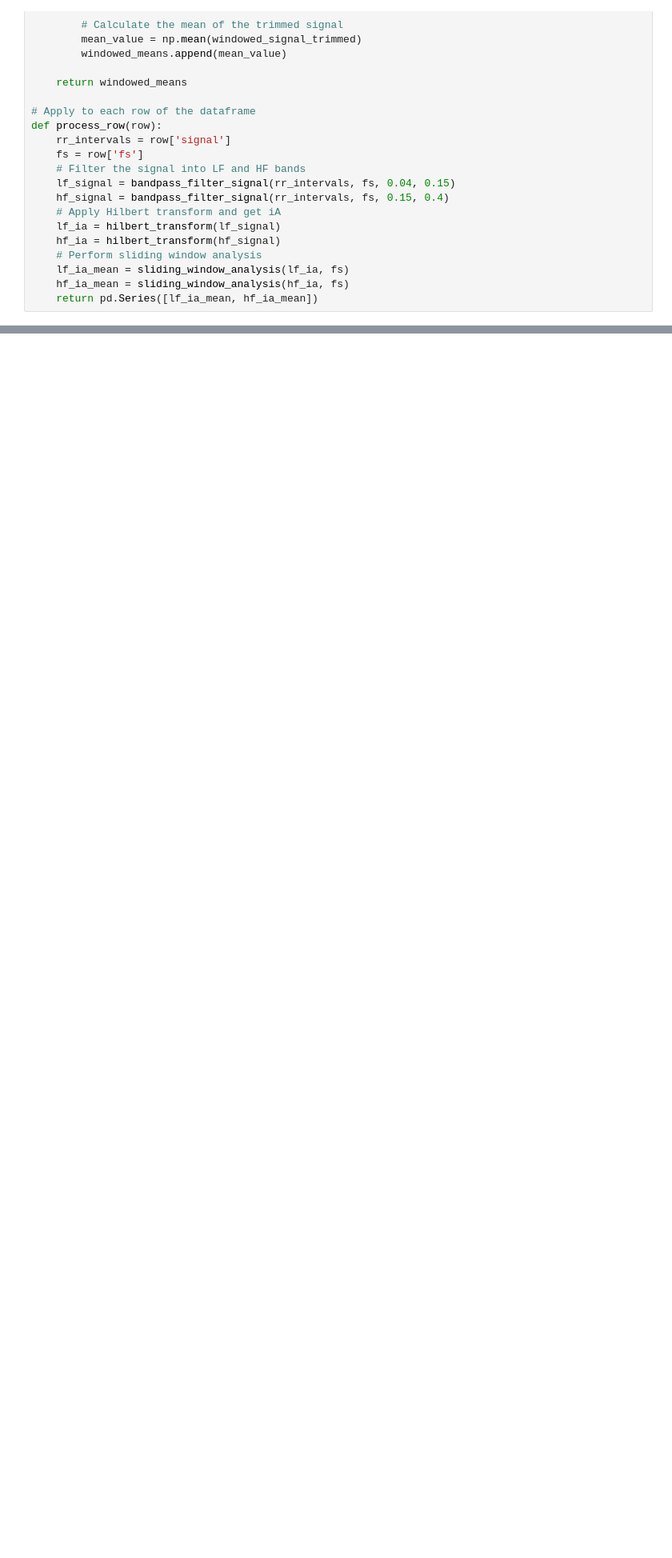
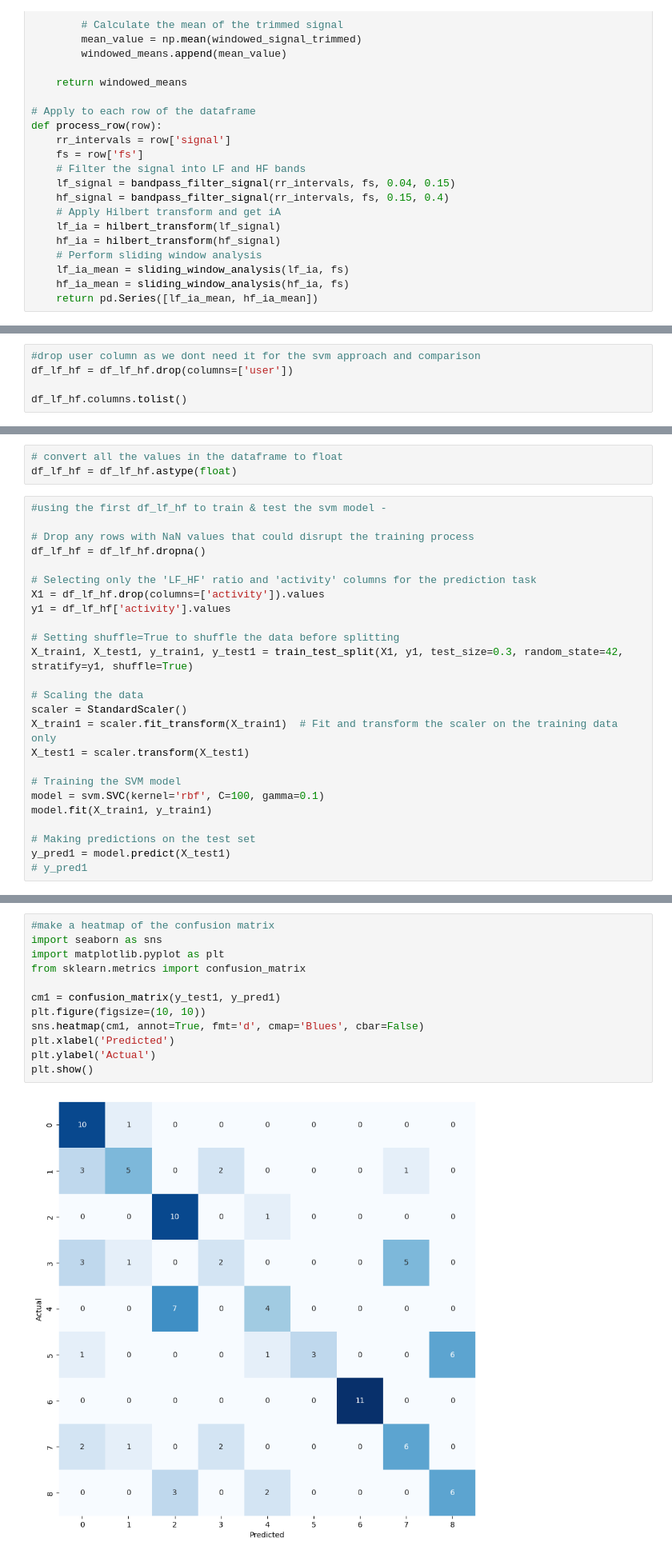
Before and after one commit to mehakrafiq/eval_lh_hf, a Jupyter notebook: signal_analysis.ipynb, the cells around one changed output, grey strips where cells are left out. Shown: that part at 80% size. Cells and saved outputs as stored; diff of their text form; blank space fills up the shorter version.

```diff
--- a/signal_analysis.ipynb
+++ b/signal_analysis.ipynb
@@ -450,0 +543,5 @@ main_df_filtered.head()
+# %%
+#drop user column as we dont need it for the svm approach and comparison
+df_lf_hf = df_lf_hf.drop(columns=['user'])
+
+df_lf_hf.columns.tolist()
@@ -450,0 +566,28 @@ main_df_filtered.head()
+# %%
+# convert all the values in the dataframe to float
+df_lf_hf = df_lf_hf.astype(float)
+# %%
+#using the first df_lf_hf to train & test the svm model -
+
+# Drop any rows with NaN values that could disrupt the training process
+df_lf_hf = df_lf_hf.dropna()
+
+# Selecting only the 'LF_HF' ratio and 'activity' columns for the prediction task
+X1 = df_lf_hf.drop(columns=['activity']).values
+y1 = df_lf_hf['activity'].values
+
+# Setting shuffle=True to shuffle the data before splitting
+X_train1, X_test1, y_train1, y_test1 = train_test_split(X1, y1, test_size=0.3, random_state=42, stratify=y1, shuffle=True)
+
+# Scaling the data
+scaler = StandardScaler()
+X_train1 = scaler.fit_transform(X_train1)  # Fit and transform the scaler on the training data only
+X_test1 = scaler.transform(X_test1)
+
+# Training the SVM model
+model = svm.SVC(kernel='rbf', C=100, gamma=0.1)
+model.fit(X_train1, y_train1)
+
+# Making predictions on the test set
+y_pred1 = model.predict(X_test1)
+# y_pred1
@@ -450,0 +635,14 @@ main_df_filtered.head()
+# %%
+#make a heatmap of the confusion matrix
+import seaborn as sns
+import matplotlib.pyplot as plt
+from sklearn.metrics import confusion_matrix
+
+cm1 = confusion_matrix(y_test1, y_pred1)
+plt.figure(figsize=(10, 10))
+sns.heatmap(cm1, annot=True, fmt='d', cmap='Blues', cbar=False)
+plt.xlabel('Predicted')
+plt.ylabel('Actual')
+plt.show()
+# %% [output]
+[figure, added]
```
Also changed, not shown: parts of 19 cells of this notebook.
